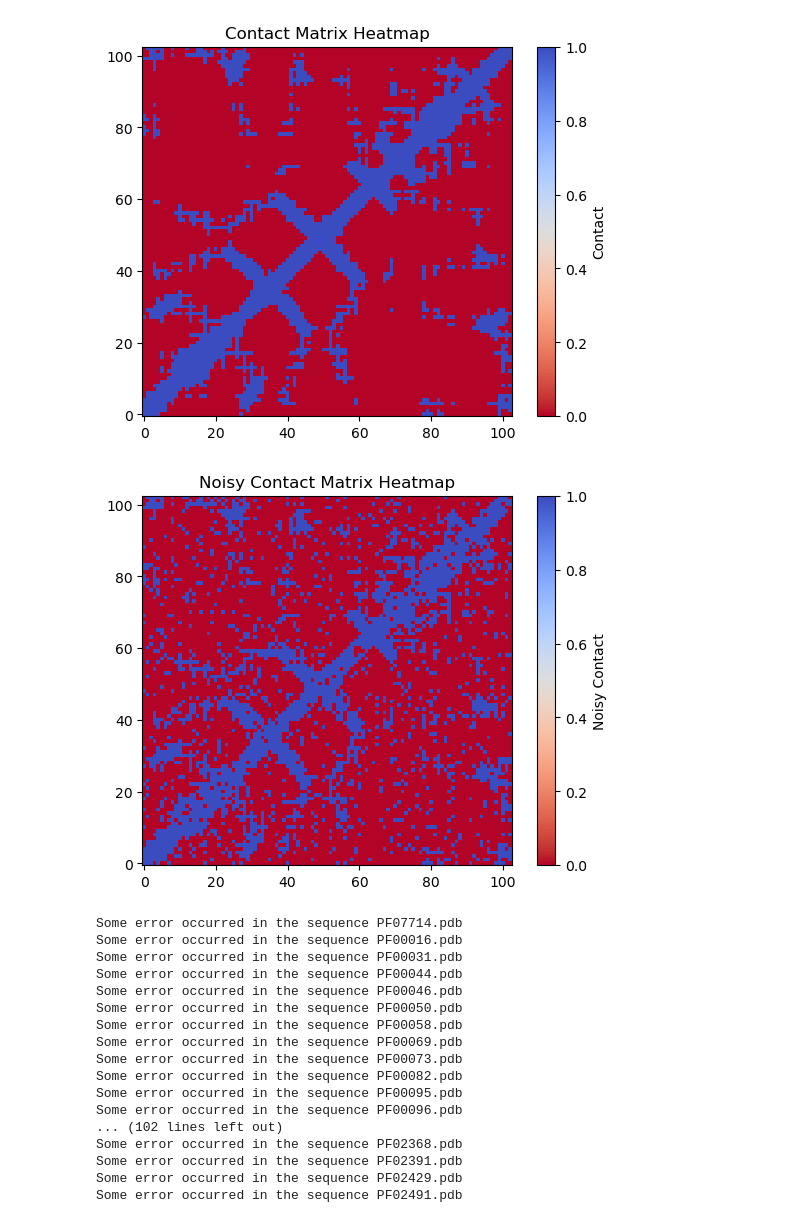
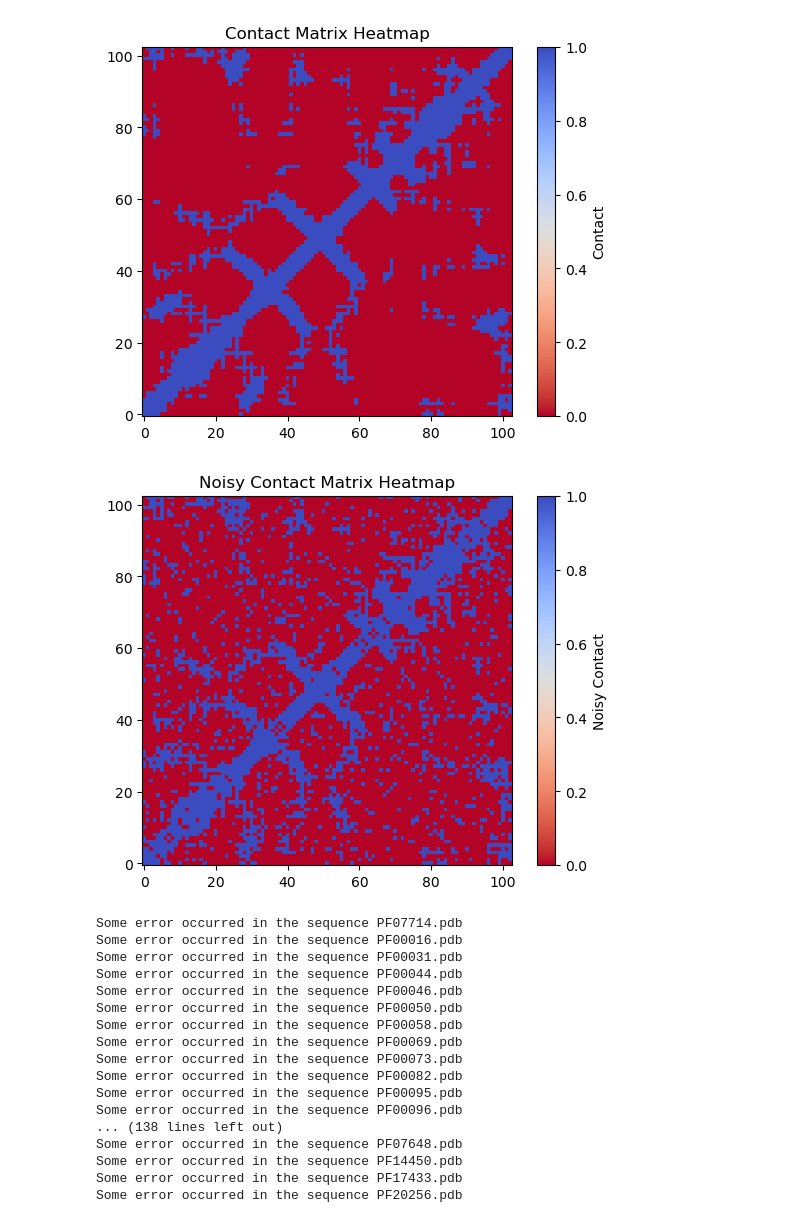
Before and after one commit to Fabiog17/Internship, a Jupyter notebook: GNN_contacts_contacts_topK.ipynb, the cells around one changed output. Saved outputs shown, nothing was run; the diff lists cells and outputs as text; code cells hidden in the pictures.

```diff
--- a/GNN_contacts_contacts_topK.ipynb
+++ b/GNN_contacts_contacts_topK.ipynb
@@ -45,23 +45,31 @@ plt.show()
 # %%
 def create_noisy_contact_map(contact_map, noise_level=0.1):
     noisy_contact_map = contact_map.copy()
-    num_elements = contact_map.size
-    num_noisy_elements = int(noise_level * num_elements)
+    n = contact_map.shape[0]
 
-    indices = np.random.choice(num_elements, num_noisy_elements, replace=False)
-    noisy_contact_map.flat[indices] = 1 - noisy_contact_map.flat[indices]
+    #upper triangle
+    triu_indices = np.triu_indices(n, k=1)
+    num_elements = len(triu_indices[0])
+    num_noisy = int(noise_level * num_elements)
+    chosen = np.random.choice(num_elements, num_noisy, replace=False)
+
+    i = triu_indices[0][chosen]
+    j = triu_indices[1][chosen]
+
+    noisy_contact_map[i, j] = 1 - noisy_contact_map[i, j]
+    noisy_contact_map[j, i] = noisy_contact_map[i, j]
 
     return noisy_contact_map
 
 noisy_contact_map= create_noisy_contact_map(contact_map, noise_level=0.1)
 
 plt.figure()
 plt.imshow(noisy_contact_map,cmap='coolwarm_r', origin='lower')
 plt.colorbar(label="Noisy Contact")
 plt.title("Noisy Contact Matrix Heatmap")
 plt.show()
 # %% [output]
-[figure, old version]
+[figure, new version]
 # %%
 def sinusoidal_positional_encoding(N, d_model):
     pe = torch.zeros(N, d_model)
@@ -164,7 +172,7 @@ for file in os.listdir(folder_path):
     except:
         print(f"Some error occurred in the sequence {file}")
 
-torch.save(all_data, "all_data.pt")
+torch.save(all_data, "all_data_topK.pt")
 # %% [output]
 Some error occurred in the sequence PF07714.pdb
 Some error occurred in the sequence PF00016.pdb
@@ -178,9 +186,9 @@ Some error occurred in the sequence PF00073.pdb
 Some error occurred in the sequence PF00082.pdb
 Some error occurred in the sequence PF00095.pdb
 Some error occurred in the sequence PF00096.pdb
-... (102 lines left out)
-Some error occurred in the sequence PF02368.pdb
-Some error occurred in the sequence PF02391.pdb
-Some error occurred in the sequence PF02429.pdb
-Some error occurred in the sequence PF02491.pdb
+... (138 lines left out)
+Some error occurred in the sequence PF07648.pdb
+Some error occurred in the sequence PF14450.pdb
+Some error occurred in the sequence PF17433.pdb
+Some error occurred in the sequence PF20256.pdb
 # %%
```
Also changed, not shown: parts of 12 cells of this notebook, 3 other files.
